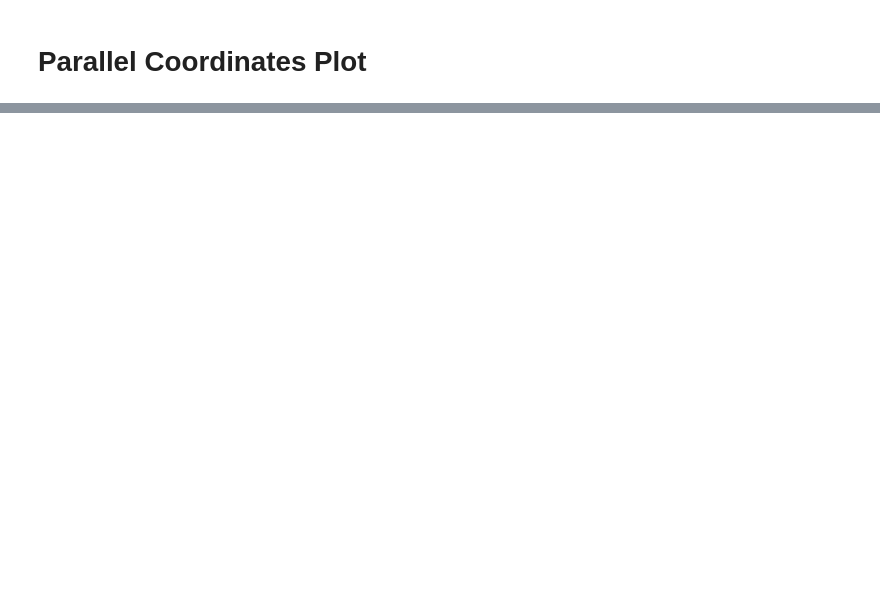
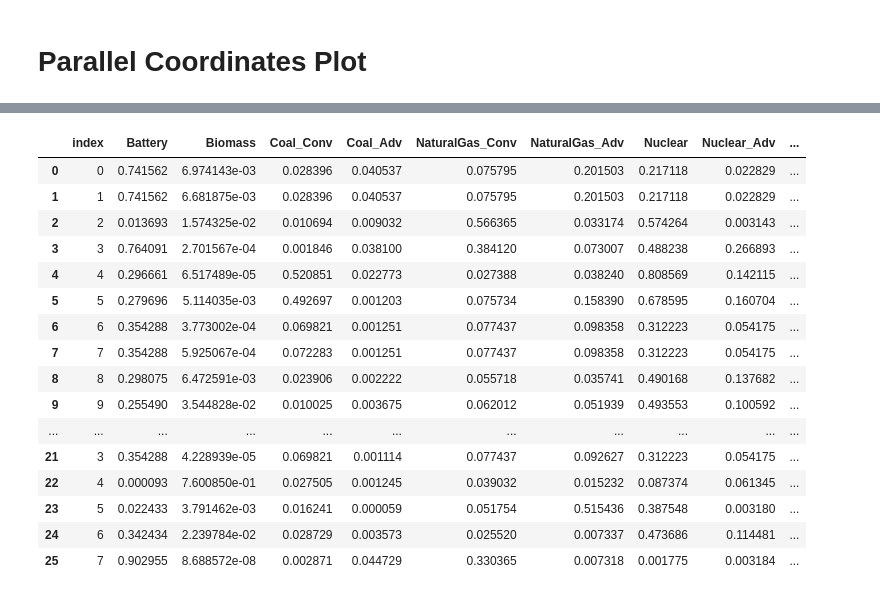
Before and after one commit to samgdotson/2023-dotson-prelim, a Jupyter notebook: analysis/4-objective-analysis.ipynb, the cells around one changed output, grey strips where cells are left out. Saved outputs shown, nothing was run; the diff lists cells and outputs as text; code cells hidden in the pictures; blank space fills up the shorter version.

```diff
--- a/analysis/4-objective-analysis.ipynb
+++ b/analysis/4-objective-analysis.ipynb
@@ -508,0 +320,20 @@ axes.grid(alpha=0.05, which='minor')
+# %%
+pd.concat([mdf_expanded.iloc[:,4:],ddf], axis=0).reset_index()
+# %% [output]
+|  | index | Battery | Biomass | Coal_Conv | Coal_Adv | NaturalGas_Conv | NaturalGas_Adv | Nuclear | Nuclear_Adv | ... |
+| 0 | 0 | 0.741562 | 6.974143e-03 | 0.028396 | 0.040537 | 0.075795 | 0.201503 | 0.217118 | 0.022829 | ... |
+| 1 | 1 | 0.741562 | 6.681875e-03 | 0.028396 | 0.040537 | 0.075795 | 0.201503 | 0.217118 | 0.022829 | ... |
+| 2 | 2 | 0.013693 | 1.574325e-02 | 0.010694 | 0.009032 | 0.566365 | 0.033174 | 0.574264 | 0.003143 | ... |
+| 3 | 3 | 0.764091 | 2.701567e-04 | 0.001846 | 0.038100 | 0.384120 | 0.073007 | 0.488238 | 0.266893 | ... |
+| 4 | 4 | 0.296661 | 6.517489e-05 | 0.520851 | 0.022773 | 0.027388 | 0.038240 | 0.808569 | 0.142115 | ... |
+| 5 | 5 | 0.279696 | 5.114035e-03 | 0.492697 | 0.001203 | 0.075734 | 0.158390 | 0.678595 | 0.160704 | ... |
+| 6 | 6 | 0.354288 | 3.773002e-04 | 0.069821 | 0.001251 | 0.077437 | 0.098358 | 0.312223 | 0.054175 | ... |
+| 7 | 7 | 0.354288 | 5.925067e-04 | 0.072283 | 0.001251 | 0.077437 | 0.098358 | 0.312223 | 0.054175 | ... |
+| 8 | 8 | 0.298075 | 6.472591e-03 | 0.023906 | 0.002222 | 0.055718 | 0.035741 | 0.490168 | 0.137682 | ... |
+| 9 | 9 | 0.255490 | 3.544828e-02 | 0.010025 | 0.003675 | 0.062012 | 0.051939 | 0.493553 | 0.100592 | ... |
+| ... | ... | ... | ... | ... | ... | ... | ... | ... | ... | ... |
+| 21 | 3 | 0.354288 | 4.228939e-05 | 0.069821 | 0.001114 | 0.077437 | 0.092627 | 0.312223 | 0.054175 | ... |
+| 22 | 4 | 0.000093 | 7.600850e-01 | 0.027505 | 0.001245 | 0.039032 | 0.015232 | 0.087374 | 0.061345 | ... |
+| 23 | 5 | 0.022433 | 3.791462e-03 | 0.016241 | 0.000059 | 0.051754 | 0.515436 | 0.387548 | 0.003180 | ... |
+| 24 | 6 | 0.342434 | 2.239784e-02 | 0.028729 | 0.003573 | 0.025520 | 0.007337 | 0.473686 | 0.114481 | ... |
+| 25 | 7 | 0.902955 | 8.688572e-08 | 0.002871 | 0.044729 | 0.330365 | 0.007318 | 0.001775 | 0.003184 | ... |
```
Also changed, not shown: parts of 35 cells of this notebook, 5 other files.
